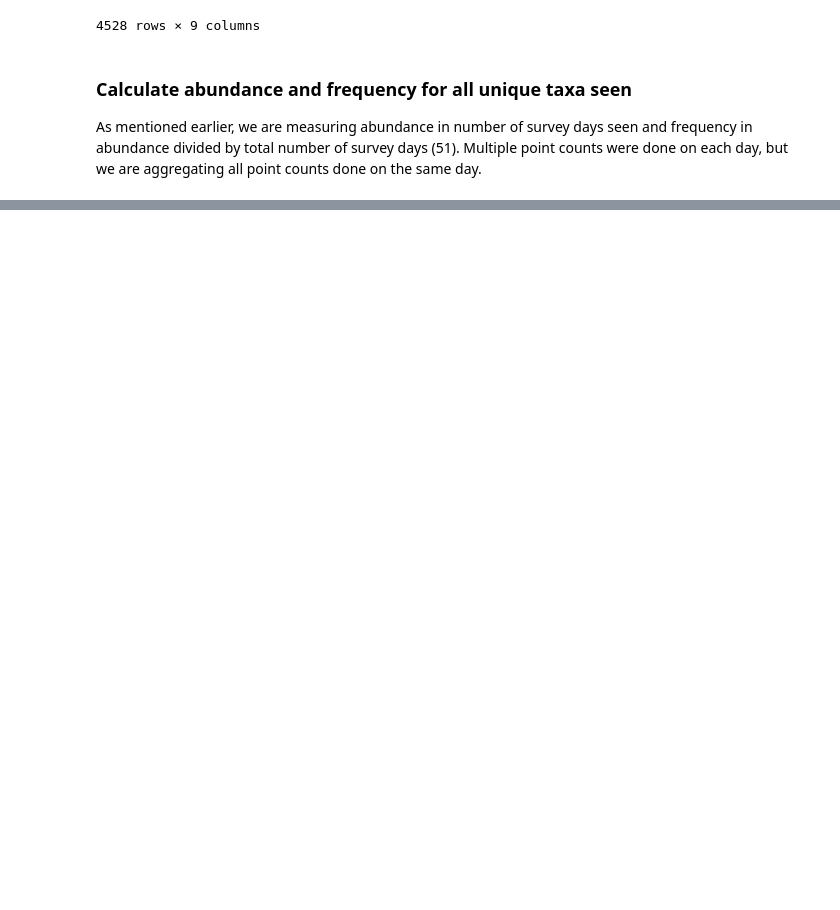
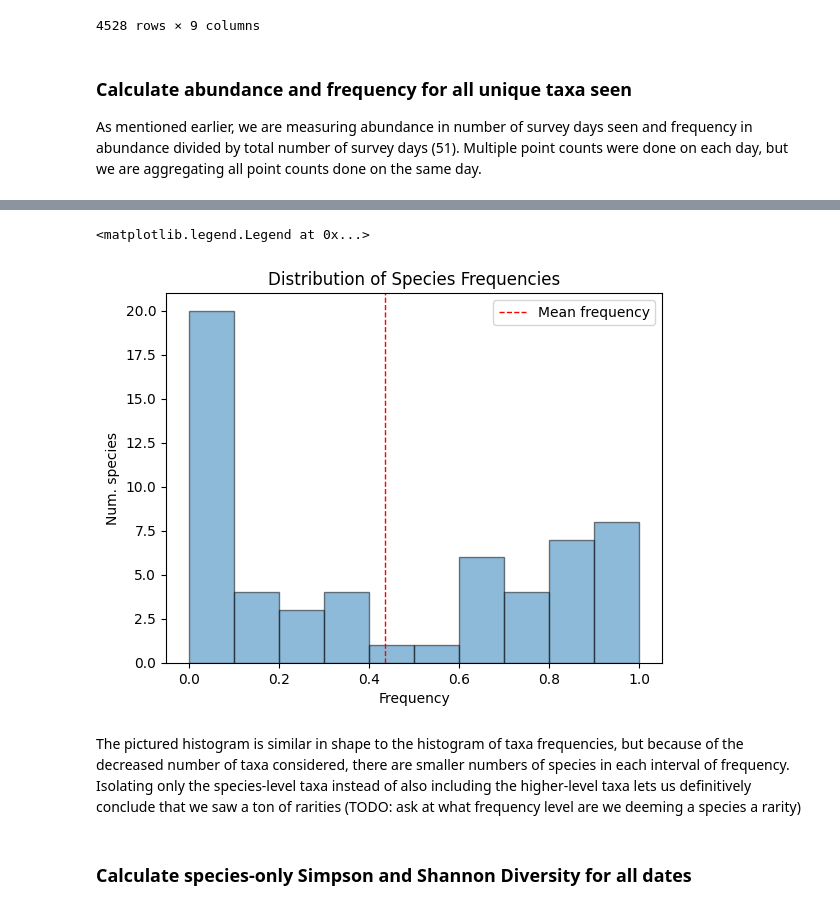
Before and after one commit to mmyen/bfb-babs-23-24, a Jupyter notebook: calculate-diversity-metrics.ipynb, the cells around one changed output, grey strips where cells are left out. Cells and saved outputs as stored; diff of their text form; code cells hidden in the pictures; blank space fills up the shorter version.

```diff
--- a/calculate-diversity-metrics.ipynb
+++ b/calculate-diversity-metrics.ipynb
@@ -87,6 +87,8 @@ higher_level_taxa = [
     'trochilidae_family',
     'zonotrichia_genus'
 ]
+
+species_taxa = [t for t in taxa_seen if t not in higher_level_taxa]
 # %% [markdown]
 ### Calculate abundance and frequency for all unique taxa seen
 
@@ -368,3 +372,12 @@ pc_species_only
 ### Calculate abundance and frequency for all unique taxa seen
 
 As mentioned earlier, we are measuring abundance in number of survey days seen and frequency in abundance divided by total number of survey days (51). Multiple point counts were done on each day, but we are aggregating all point counts done on the same day.
+# %%
+species_abundances = [diversity_metrics.abundance_days_seen(pc_species_only, taxon) for taxon in species_taxa]
+species_frequencies = [diversity_metrics.frequency_days_seen(pc_species_only, taxon) for taxon in species_taxa]
+# %%
+species_abundance_and_frequency = pd.DataFrame()
+species_abundance_and_frequency['Species'] = species_taxa
+species_abundance_and_frequency['Abundance'] = species_abundances
+species_abundance_and_frequency['Frequency'] = species_frequencies
+species_abundance_and_frequency
@@ -370,0 +402,6 @@ As mentioned earlier, we are measuring abundance in number of survey days seen a
+# %%
+# Frequency -> mean and variance
+mean_species_frequency = np.mean(species_abundance_and_frequency['Frequency'])
+species_frequency_variance = np.var(species_abundance_and_frequency['Frequency'])
+print("Mean Species Frequency:", mean_species_frequency)
+print("Species Frequency Variance:", species_frequency_variance)
@@ -370,0 +435,15 @@ As mentioned earlier, we are measuring abundance in number of survey days seen a
+# %%
+# Plot histogram of species frequencies and average frequency
+plt.hist(x = species_abundance_and_frequency['Frequency'], bins = np.linspace(0, 1, 11), alpha = 0.5, histtype='bar', ec='black')
+plt.axvline(mean_species_frequency, color='r', linestyle='dashed', linewidth=1, label = "Mean frequency")
+plt.xlabel("Frequency")
+plt.ylabel("Num. species")
+plt.title("Distribution of Species Frequencies")
+plt.legend()
+# %% [output]
+<matplotlib.legend.Legend at 0x...>
+[figure, added]
+# %% [markdown]
+The pictured histogram is similar in shape to the histogram of taxa frequencies, but because of the decreased number of taxa considered, there are smaller numbers of species in each interval of frequency. Isolating only the species-level taxa instead of also including the higher-level taxa lets us definitively conclude that we saw a ton of rarities (TODO: ask at what frequency level are we deeming a species a rarity)
+# %% [markdown]
+### Calculate species-only Simpson and Shannon Diversity for all dates
```
Also changed, not shown: parts of 34 cells of this notebook.
